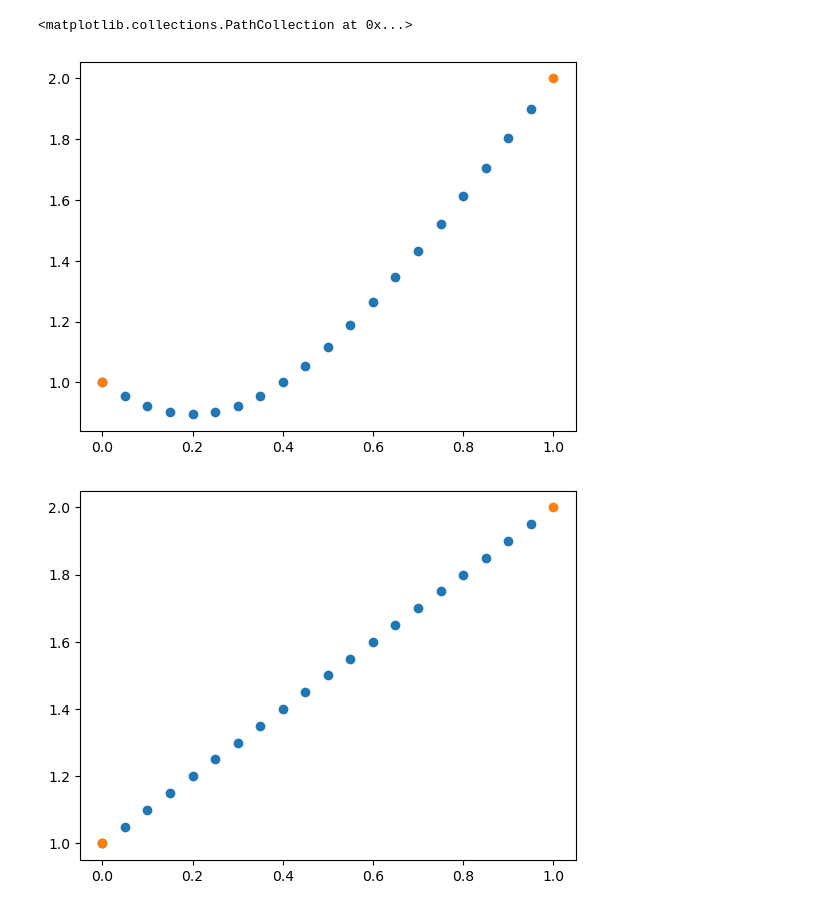
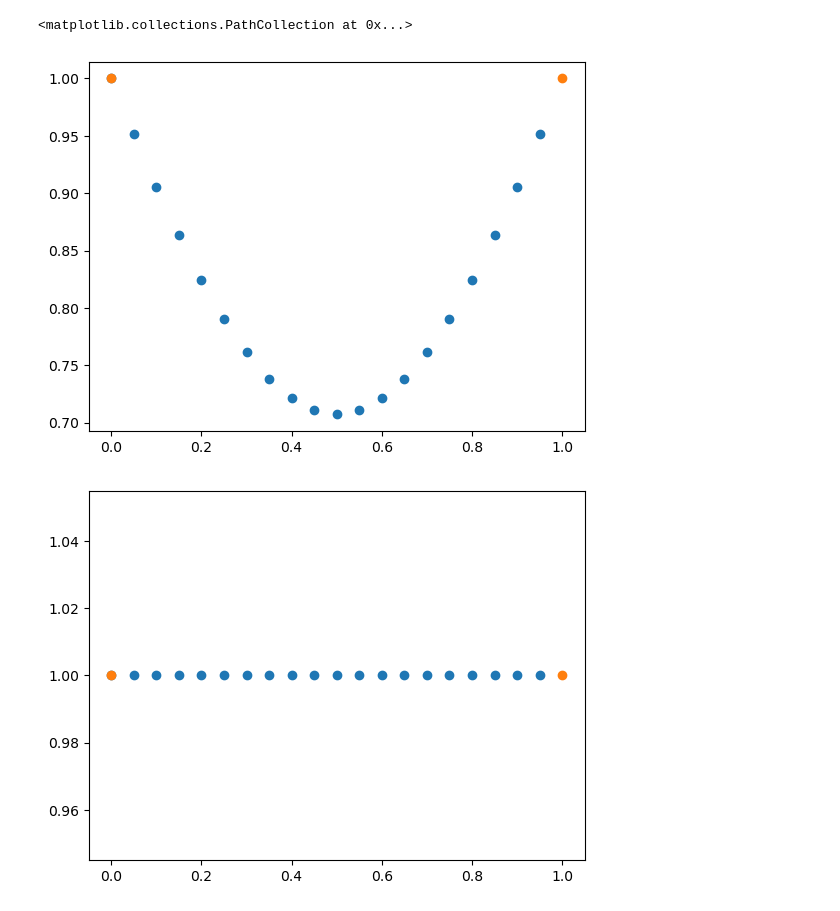
Before and after one commit to Evoland-Land-Monitoring-Evolution/prosailvae, a Jupyter notebook: article_plots/variance_interpolate.ipynb, the cells around one changed output. Saved outputs shown, nothing was run; the diff lists cells and outputs as text; code cells hidden in the pictures.

```diff
--- a/article_plots/variance_interpolate.ipynb
+++ b/article_plots/variance_interpolate.ipynb
@@ -3,33 +3,33 @@ import numpy as np
 import matplotlib.pyplot as plt
 
 def std_interpolate(x0, std0, x1, std1, x):
     assert (x <= x1).all() and (x >= x0).all()
     u0 = (x1-x)/(x1-x0)
     u1 = (x-x0)/(x1-x0)
     return np.sqrt((u0 * std0)**2 + (u1*std1)**2)
 
 def interpolate(x0, std0, x1, std1, x):
     assert (x <= x1).all() and (x >= x0).all()
     u0 = (x1-x)/(x1-x0)
     u1 = (x-x0)/(x1-x0)
     return u0 * std0 + u1 * std1
 
 dx = 0.05
 x0 = 0
 x1 = 1
 std0 = 1
-std1 = 2
+std1 = 1
 
 x = np.arange(x0, x1, dx)
 inter_std = std_interpolate(x0, std0, x1, std1, x)
 inter = interpolate(x0, std0, x1, std1, x)
 plt.figure()
 plt.scatter(x, inter_std)
 plt.scatter([x0, x1], [std0, std1])
 plt.figure()
 plt.scatter(x, inter)
 plt.scatter([x0, x1], [std0, std1])
 # %% [output]
 <matplotlib.collections.PathCollection at 0x...>
-[figure, old version]
+[figure, new version]
-[figure, old version]
+[figure, new version]
```
Also changed, not shown: parts of 3 cells of this notebook, 4 other files.
